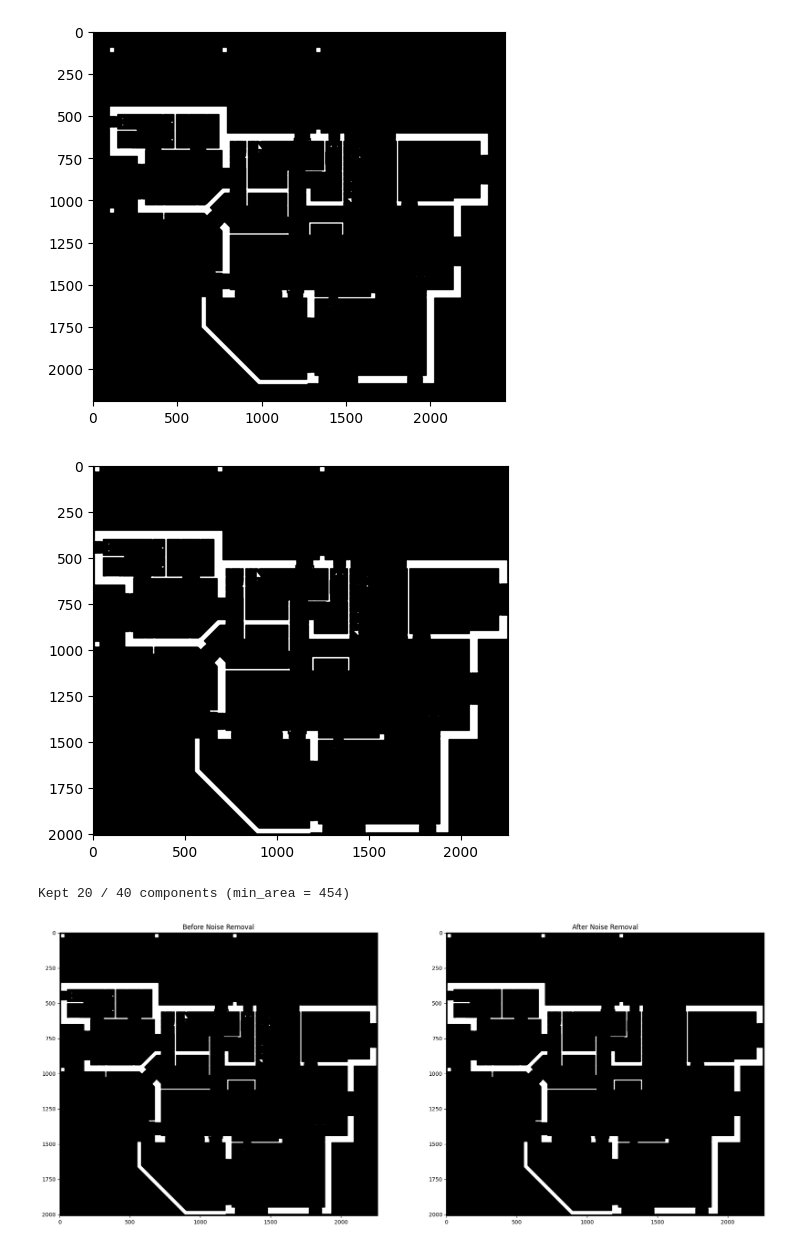
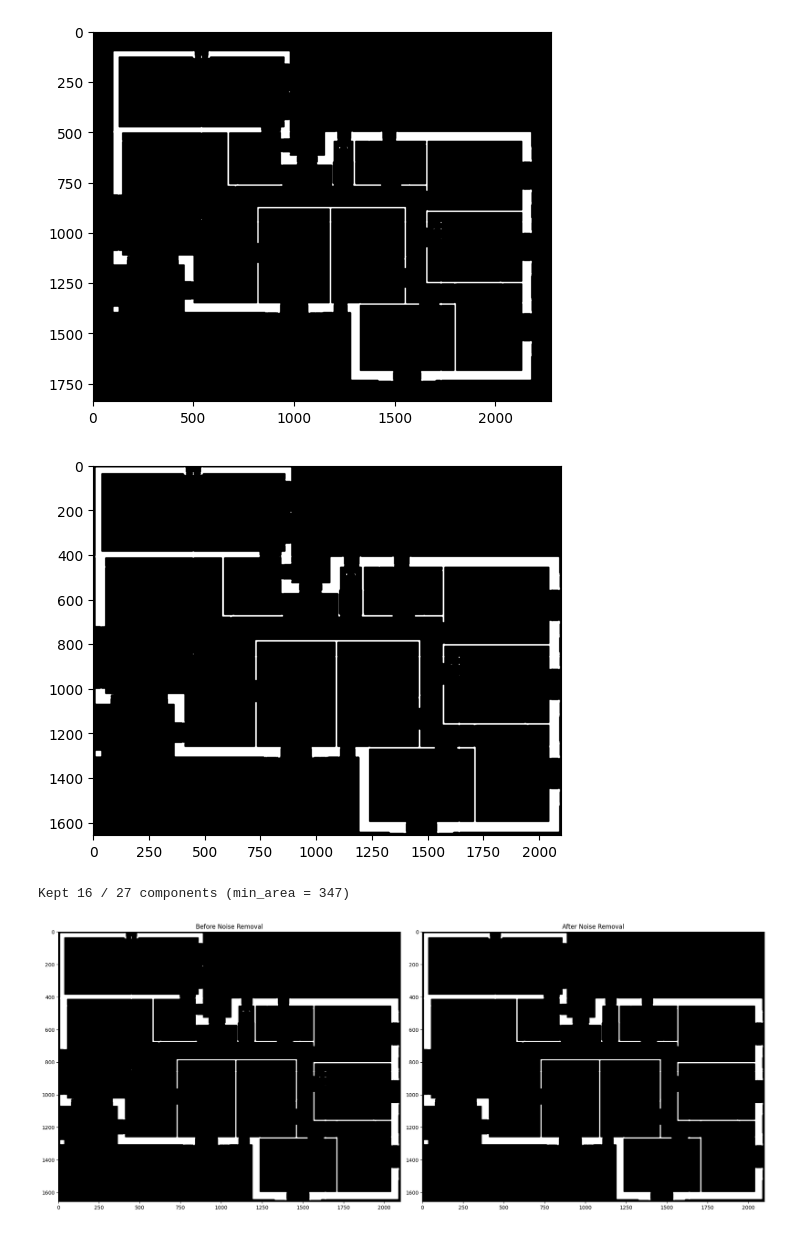
Before and after one commit to ssabrut/generational-bullshit, a Jupyter notebook: notebooks/skeleton_corner_detection.ipynb, the cells around one changed output. Drawn from its saved outputs; the diff is of its cells as text; code cells hidden in the pictures.

```diff
--- a/notebooks/skeleton_corner_detection.ipynb
+++ b/notebooks/skeleton_corner_detection.ipynb
@@ -4,14 +4,18 @@ import glob
 images_path = glob.glob("../data/PNG/crop_and_pad/*")
 # %%
 import cv2
+import time
+import random
 from matplotlib import pyplot as plt
 
-img = cv2.imread(images_path[0], cv2.IMREAD_GRAYSCALE)
+start_time = time.perf_counter()
+random_idx = random.randint(0, len(images_path) - 1)
+img = cv2.imread(images_path[random_idx], cv2.IMREAD_GRAYSCALE)
 _, binary = cv2.threshold(img, 127, 255, cv2.THRESH_BINARY)
 plt.imshow(img, cmap="gray")
 plt.show()
 # %% [output]
-[figure, old version]
+[figure, new version]
 # %%
 import numpy as np
 
@@ -36,7 +40,7 @@ cropped = crop_to_content(binary, margin=-10)
 plt.imshow(cropped, cmap='gray')
 plt.show()
 # %% [output]
-[figure, old version]
+[figure, new version]
 # %%
 def remove_noise(binary, min_area_ratio=0.0001):
     """
@@ -70,8 +74,8 @@ axes[1].set_title('After Noise Removal')
 plt.tight_layout()
 plt.show()
 # %% [output]
-Kept 20 / 40 components (min_area = 454)
+Kept 16 / 27 components (min_area = 347)
-[figure, old version]
+[figure, new version]
 # %%
 def morphological_cleanup(binary, kernel_size=3):
     """
```
Also changed, not shown: parts of 12 cells of this notebook.
